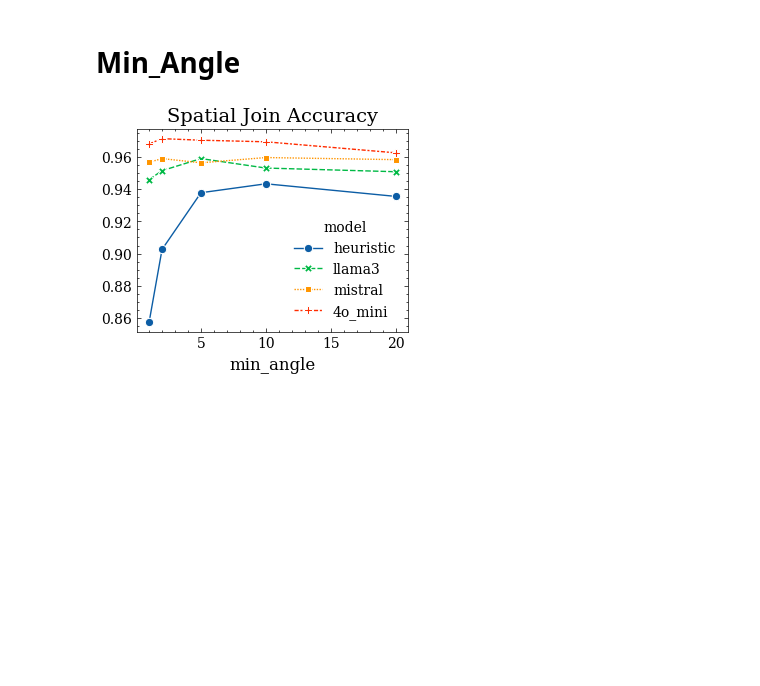
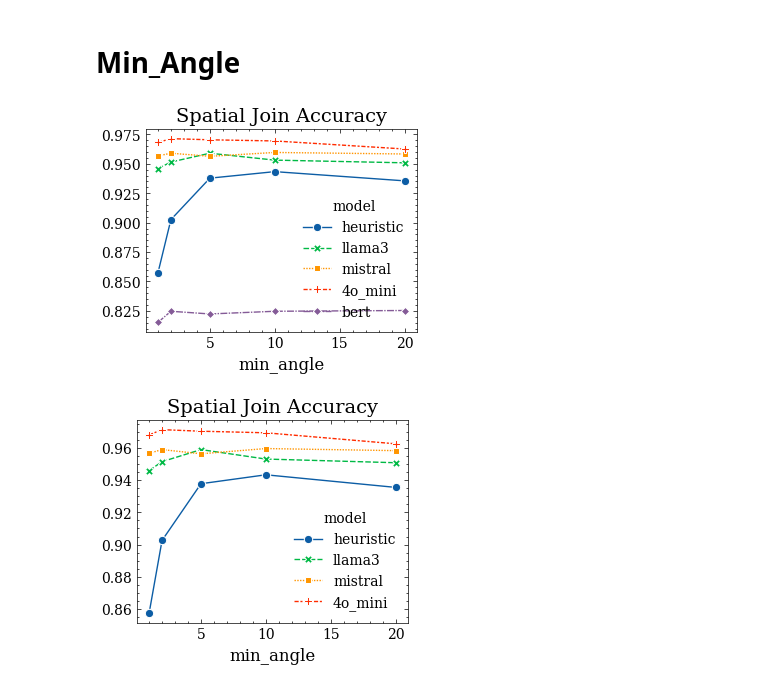
Before and after one commit to BeanHam/2024-spatial-data-integration, a Jupyter notebook: join_task/inference_results/inference_results_ft.ipynb, the cells around one changed output. Drawn from its saved outputs; the diff is of its cells as text; code cells hidden in the pictures; blank space fills up the shorter version.

Commit message:
updated visualizations

```diff
--- a/join_task/inference_results/inference_results_ft.ipynb
+++ b/join_task/inference_results/inference_results_ft.ipynb
@@ -60,7 +60,7 @@ def post_processing(data, model, metric_name, metric_value):
 ds = load_dataset("beanham/spatial_join_dataset")
 test=ds['test']
 metric_name='degree'
-models=['heuristic','llama3','mistral','4o_mini']
+models=['heuristic','llama3','mistral','4o_mini', 'bert']
 metric_values=[1,2,5,10,20]
 results=[]
 for model in models:
@@ -76,6 +76,17 @@ results['id_correct_count']=results.id_count.values*results.id_acc.values
 results['ood_correct_count']=results.ood_count.values*results.ood_acc.values
 # %% [markdown]
 # Min_Angle
+# %%
+plt.style.use('science')
+plt.rc('text', usetex=False)
+plot=sns.lineplot(data=results, x="metric_value", y="acc",style="model",hue="model",markers=True,legend=True)
+plot.set_xlabel('min_angle', fontsize=12)
+plot.set_ylabel('')
+plot.set_title('Spatial Join Accuracy', fontsize=14)
+#plt.savefig(f"../../misc/join_task_min_angle_with_finetuning.png", bbox_inches='tight',pad_inches=0, dpi=600)
+pass
+# %% [output]
+[figure, added]
 # %%
 plt.style.use('science')
 plt.rc('text', usetex=False)
```
Also changed, not shown: 11 other files.
